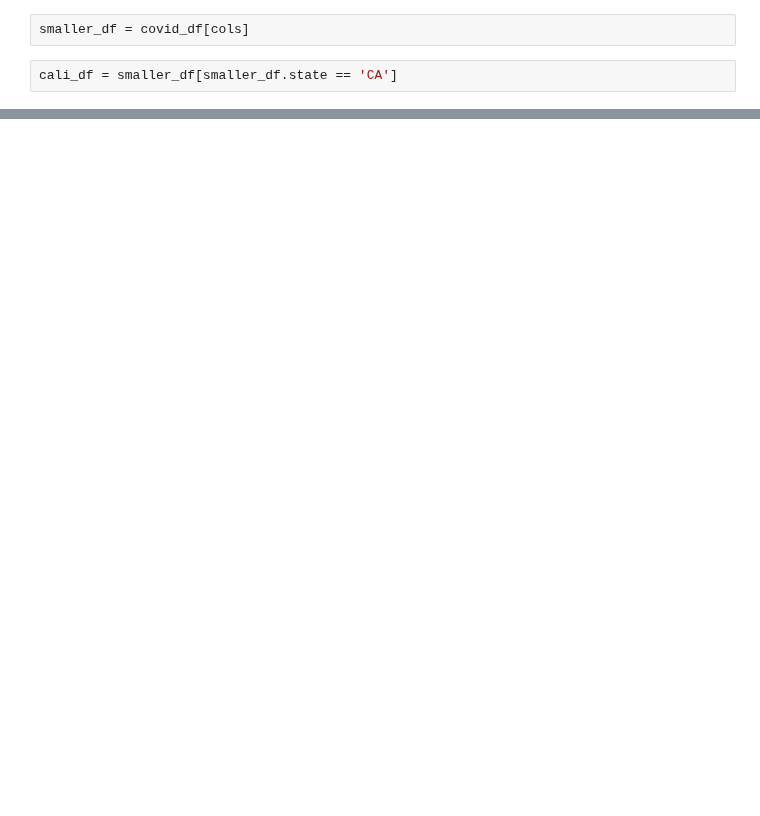
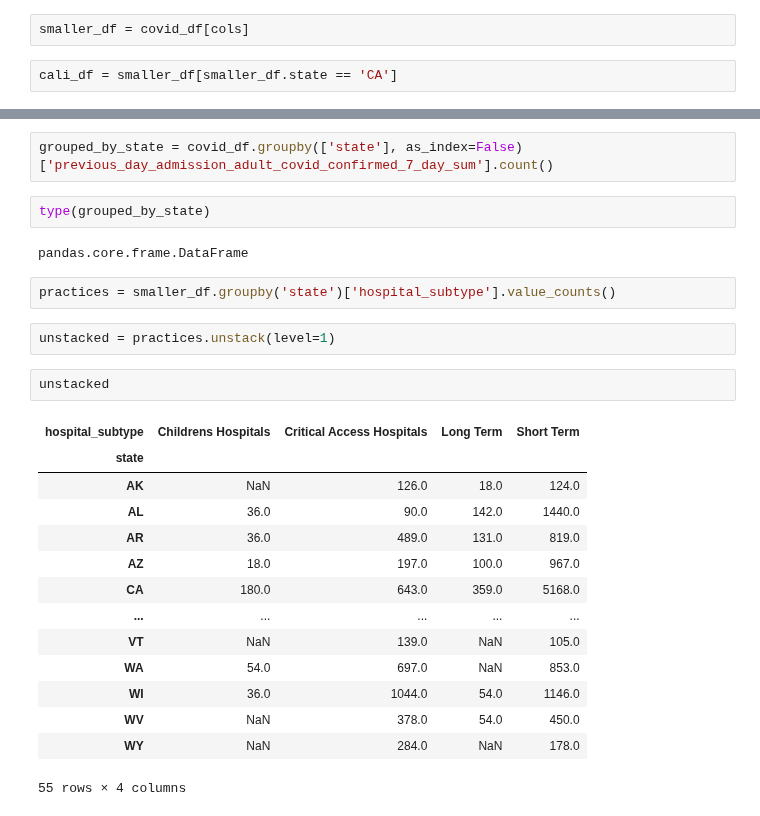
Before and after one commit to tahentx/pv_workbook, a Jupyter notebook: datascience/misc/c19_capacity.ipynb, the cells around one changed output, grey strips where cells are left out. Cells and saved outputs as stored; diff of their text form; blank space fills up the shorter version.

Commit message:
practice/eda

```diff
--- a/datascience/misc/c19_capacity.ipynb
+++ b/datascience/misc/c19_capacity.ipynb
@@ -31,0 +65,27 @@ cali_df
+# %%
+grouped_by_state = covid_df.groupby(['state'], as_index=False)['previous_day_admission_adult_covid_confirmed_7_day_sum'].count()
+# %%
+type(grouped_by_state)
+# %% [output]
+pandas.core.frame.DataFrame
+# %%
+practices = smaller_df.groupby('state')['hospital_subtype'].value_counts()
+# %%
+unstacked = practices.unstack(level=1)
+# %%
+unstacked
+# %% [output]
+| hospital_subtype | Childrens Hospitals | Critical Access Hospitals | Long Term | Short Term |
+| state |  |  |  |  |
+| AK | NaN | 126.0 | 18.0 | 124.0 |
+| AL | 36.0 | 90.0 | 142.0 | 1440.0 |
+| AR | 36.0 | 489.0 | 131.0 | 819.0 |
+| AZ | 18.0 | 197.0 | 100.0 | 967.0 |
+| CA | 180.0 | 643.0 | 359.0 | 5168.0 |
+| ... | ... | ... | ... | ... |
+| VT | NaN | 139.0 | NaN | 105.0 |
+| WA | 54.0 | 697.0 | NaN | 853.0 |
+| WI | 36.0 | 1044.0 | 54.0 | 1146.0 |
+| WV | NaN | 378.0 | 54.0 | 450.0 |
+| WY | NaN | 284.0 | NaN | 178.0 |
+55 rows × 4 columns
```
Also changed, not shown: parts of 10 cells of this notebook.
